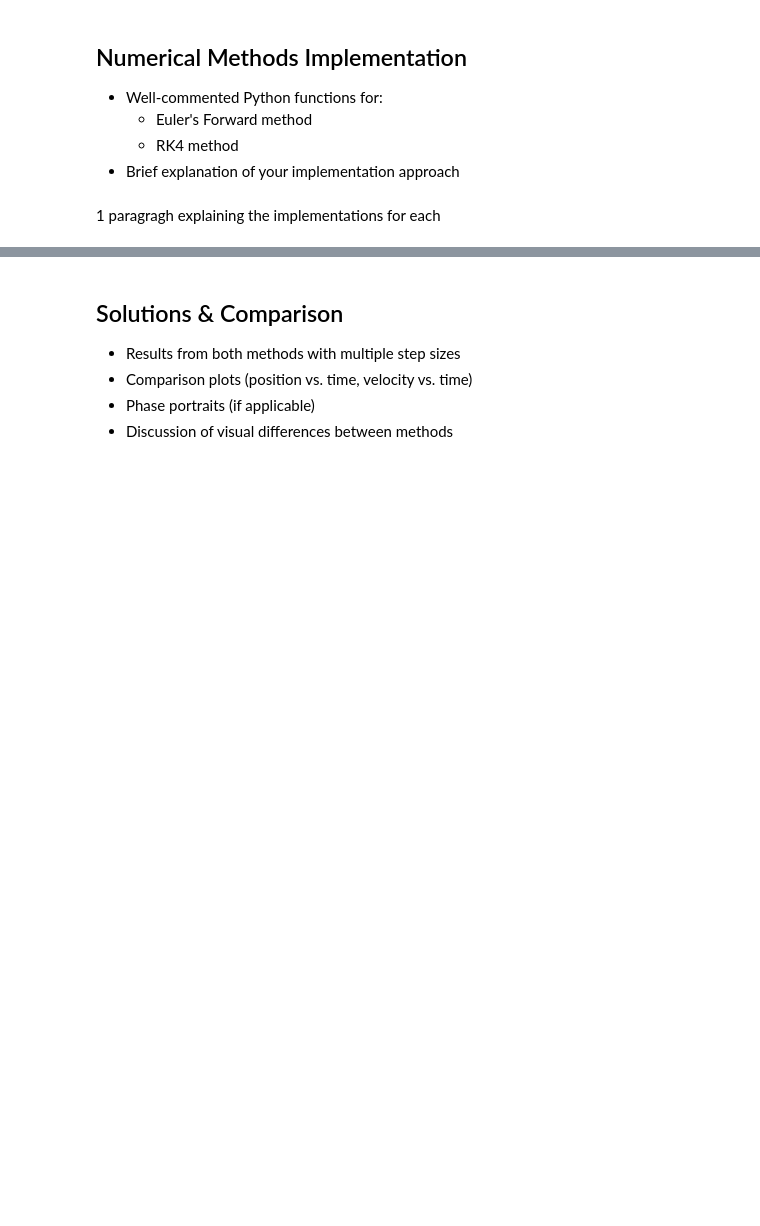
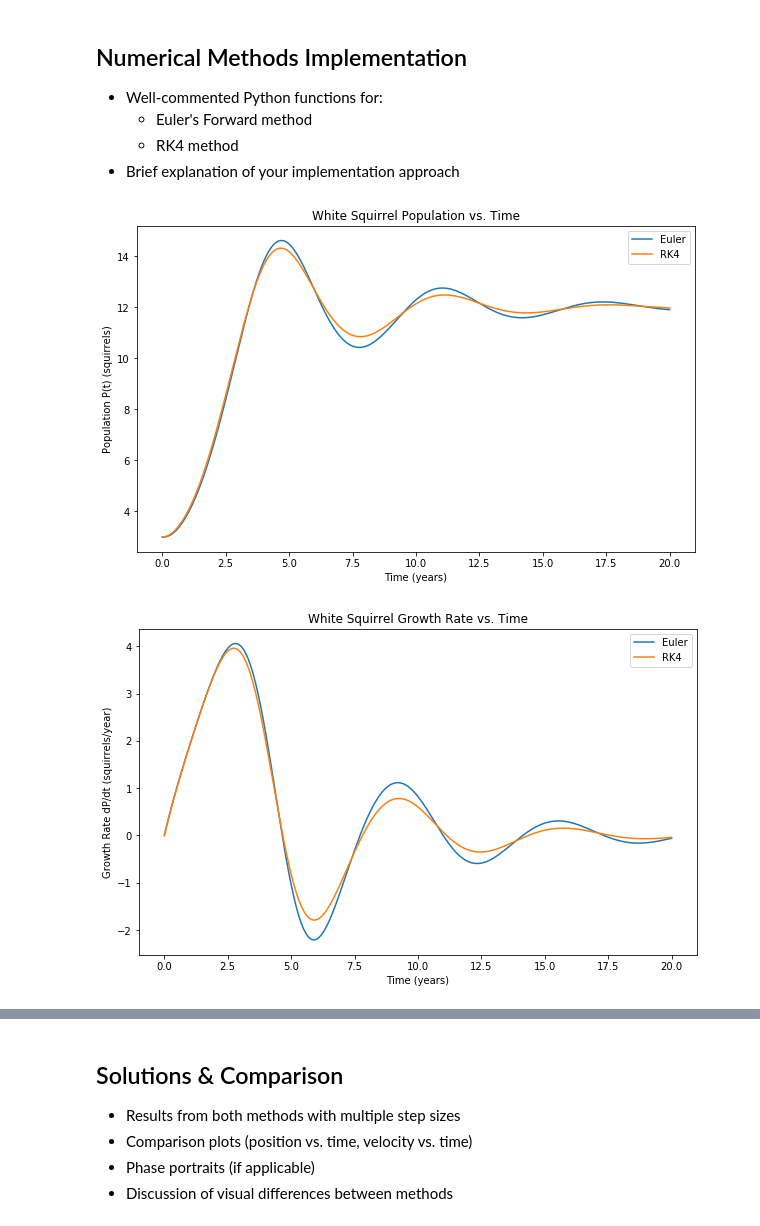
Before and after one commit to morgancodes22/coe311k, a Jupyter notebook: Gaitz_Morgan_COE311K_FinalProject.ipynb, the cells around one changed output, grey strips where cells are left out. Drawn from its saved outputs; the diff is of its cells as text; code cells hidden in the pictures; blank space fills up the shorter version.

```diff
--- a/Gaitz_Morgan_COE311K_FinalProject.ipynb
+++ b/Gaitz_Morgan_COE311K_FinalProject.ipynb
@@ -14,10 +11,0 @@ intro paragragh
-# %%
-import numpy as np
-import matplotlib.pyplot as plt
-
-def P(t): #population function
-    return 0
-def P1(t, P): #first derivitive
-    return 1
-def P2(t, P, dP_dt): #second derivitive
-    return 2
@@ -31,3 +37,10 @@ def P2(t, P, dP_dt): #second derivitive
 - Description of the physical scenario being modeled
 # %%
 # temporary test values so the code runs until i can research
+P0 = 3.0
+K = 12.0
+r = 2.0
+a = 0.5
+v0 = 0.0
+
+y0 = np.array([P0, v0])
@@ -81,2 +99,39 @@ def rk4(x0, y0, h, x_end):
-# %% [markdown]
-1 paragragh explaining the implementations for each
+# %%
+# implement the methods
+start = 0
+stop = 20
+step = 0.1
+
+t_euler, y_euler = Euler(y0, step, start, stop, r, K, a)
+t_rk4, y_rk4 = RK4(y0, step, start, stop, r, K, a)
+
+
+
+# plotting results
+
+#population
+plt.figure(figsize=(10, 6))
+
+plt.plot(t_euler, y_euler[:,0], label="Euler")
+plt.plot(t_rk4, y_rk4[:, 0], label="RK4")
+
+plt.xlabel("Time (years)")
+plt.ylabel("Population P(t) (squirrels)")
+plt.title("White Squirrel Population vs. Time")
+plt.legend()
+plt.show()
+
+# growth rate
+plt.figure(figsize=(10, 6))
+
+plt.plot(t_euler, y_euler[:, 1], label="Euler")
+plt.plot(t_rk4, y_rk4[:, 1], label="RK4")
+
+plt.xlabel("Time (years)")
+plt.ylabel("Growth Rate dP/dt (squirrels/year)")
+plt.title("White Squirrel Growth Rate vs. Time")
+plt.legend()
+plt.show()
+# %% [output]
+[figure, added]
+[figure, added]
```
Also changed, not shown: parts of 22 cells of this notebook, 1 other file.
